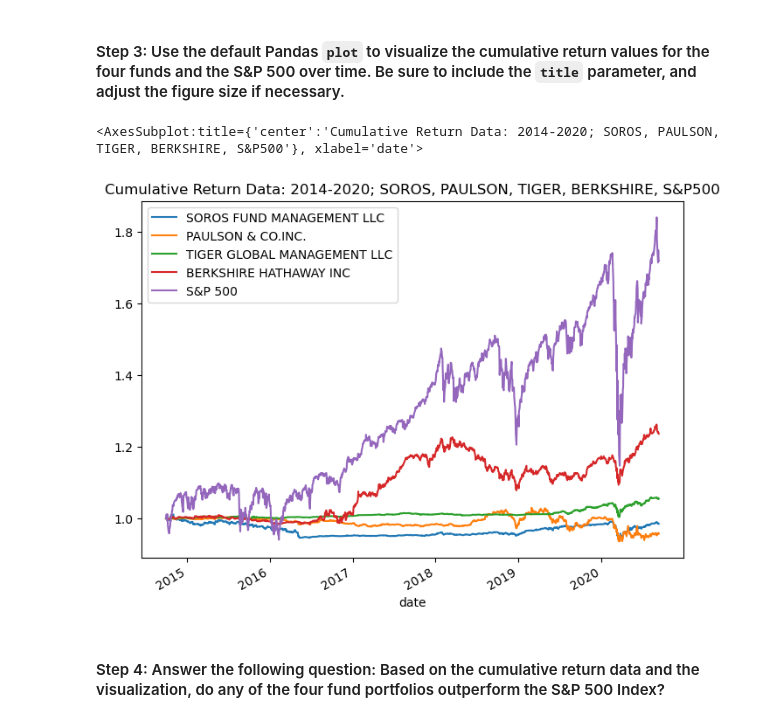
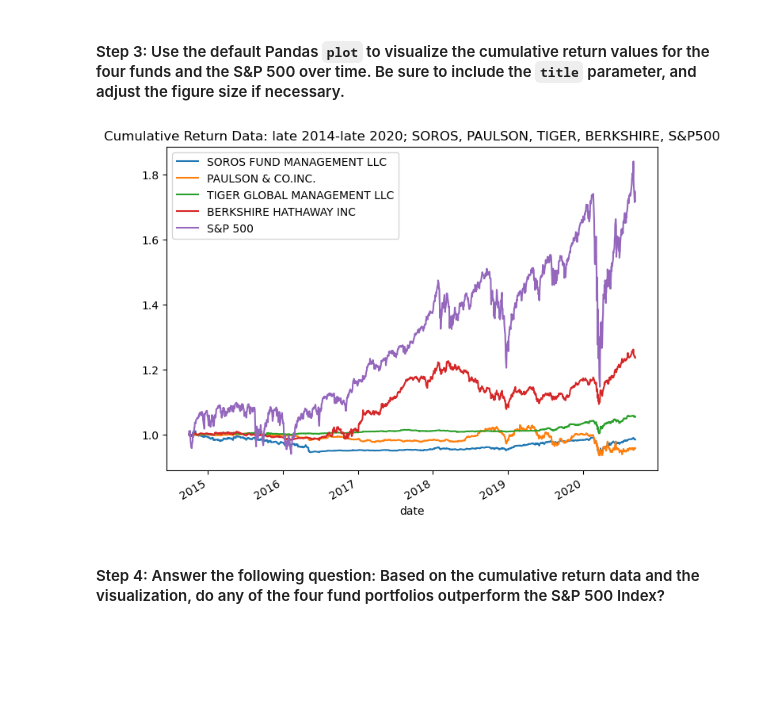
Before and after one commit to djohnst914/Risk_Analysis_Investment_Opportunities, a Jupyter notebook: risk_return_analysis.ipynb, the cells around one changed output. Saved outputs shown, nothing was run; the diff lists cells and outputs as text; code cells hidden in the pictures; blank space fills up the shorter version.

```diff
--- a/risk_return_analysis.ipynb
+++ b/risk_return_analysis.ipynb
@@ -204,10 +206,9 @@ whale_navs_cumulative_returns_df.tail()
 # %%
 # Visualize cumulative returns using Pandas plot function
 # Include title parameter and adjust figure size
-whale_navs_cumulative_returns_df.plot(figsize=(8,6), title="Cumulative Return Data: 2014-2020; SOROS, PAULSON, TIGER, BERKSHIRE, S&P500")
+whale_navs_cumulative_returns_df.plot(figsize=(8,6), title="Cumulative Return Data: late 2014-late 2020; SOROS, PAULSON, TIGER, BERKSHIRE, S&P500")
 # %% [output]
-<AxesSubplot:title={'center':'Cumulative Return Data: 2014-2020; SOROS, PAULSON, TIGER, BERKSHIRE, S&P500'}, xlabel='date'>
-[figure, old version]
+[figure, new version]
 # %% [markdown]
 #### Step 4: Answer the following question: Based on the cumulative return data and the visualization, do any of the four fund portfolios outperform the S&P 500 Index?
 # %% [markdown]
```
Also changed, not shown: parts of 4 cells of this notebook.
